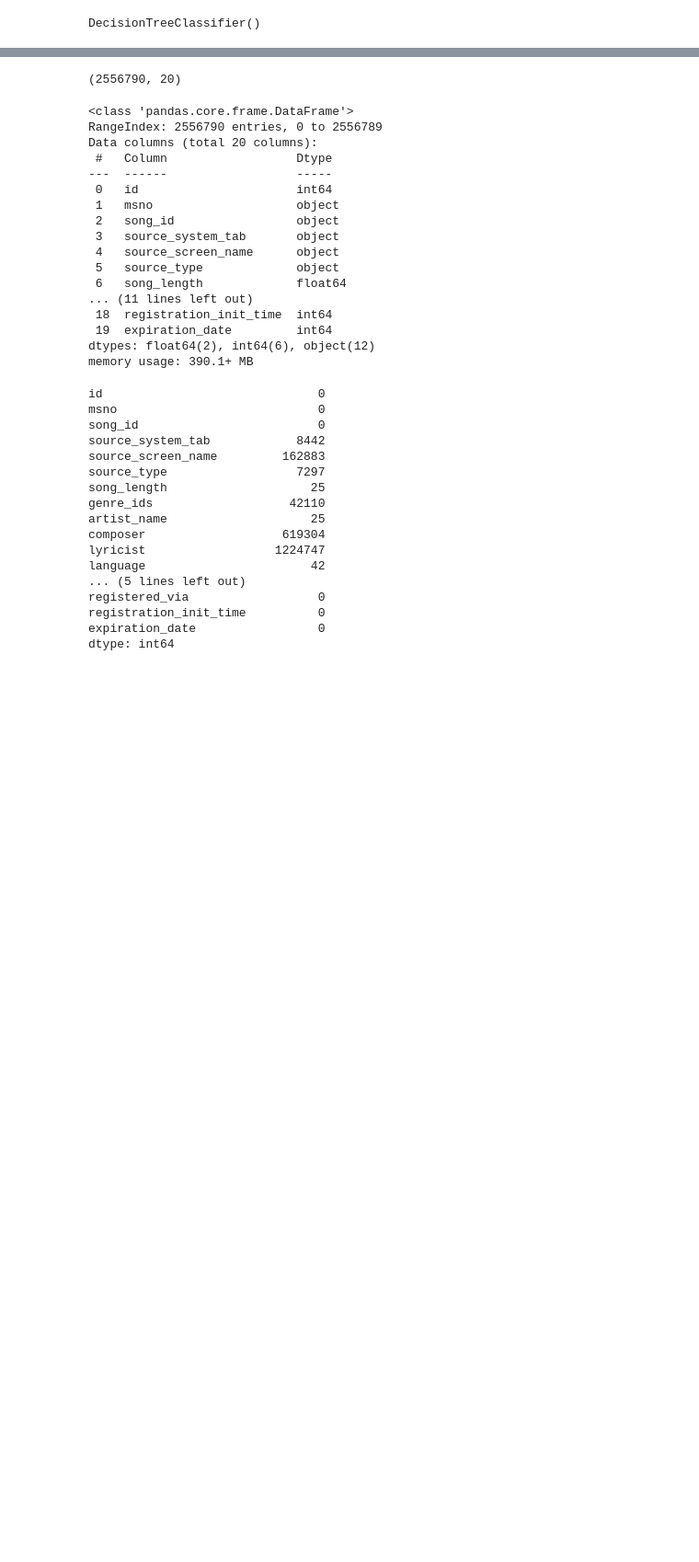
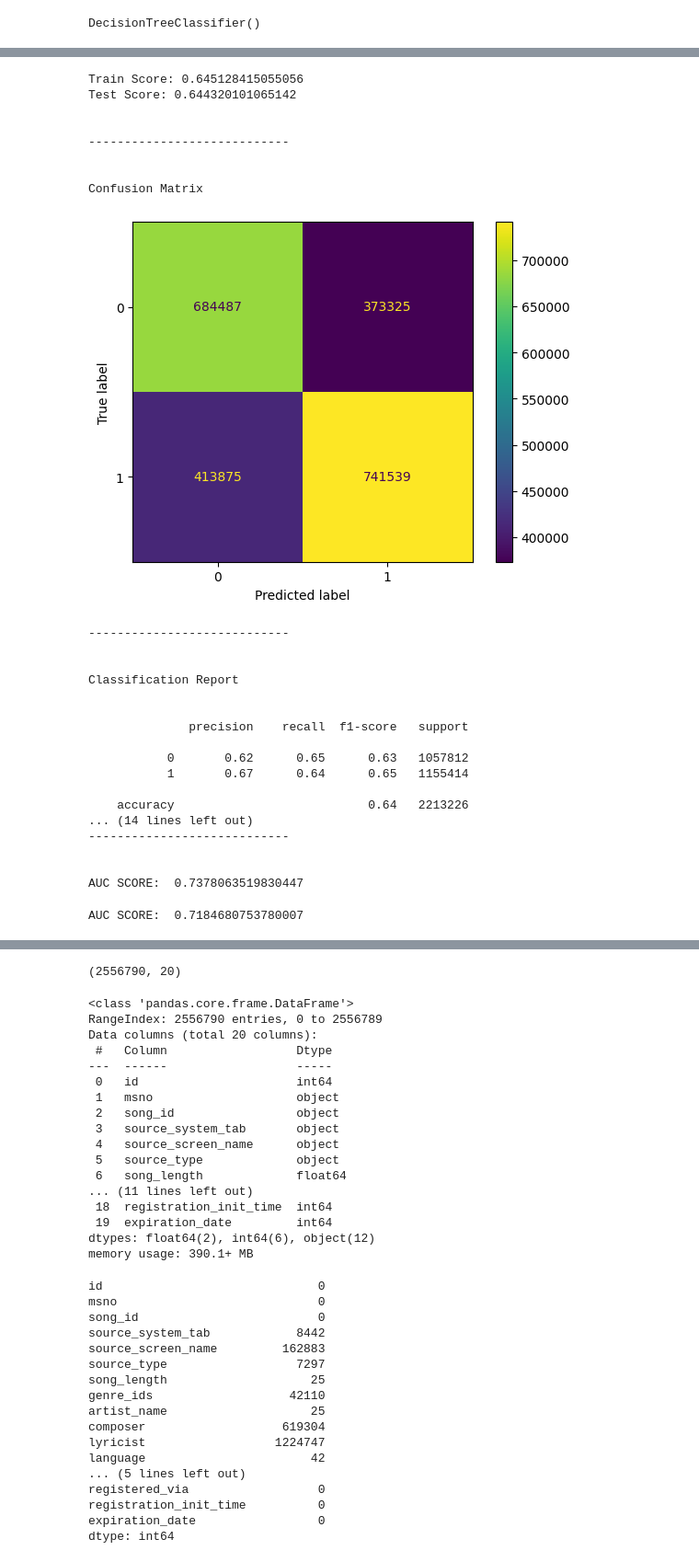
Before and after one commit to GrishkaYesenin/WSDM---KKBox-s-Music-Recommendation-Challenge, a Jupyter notebook: Music_Recommendation.ipynb, the cells around one changed output, grey strips where cells are left out. Shown: that part at 92% size. Drawn from its saved outputs; the diff is of its cells as text; code cells hidden in the pictures; blank space fills up the shorter version.

```diff
--- a/Music_Recommendation.ipynb
+++ b/Music_Recommendation.ipynb
@@ -327,6 +338,9 @@ train_X, test_X, train_y, test_y = train_test_split(X_scaled, y, test_size=0.3)
 # %% [markdown]
 ### Model building
 # %%
+from sklearn.metrics import precision_recall_curve
+from sklearn.metrics import auc
+
 def ML(model):
     print('Train Score: {}'.format(model.score(train_X, train_y)))
     print('Test Score: {}'.format(model.score(test_X, test_y)))
@@ -359,19 +373,21 @@ def ML(model):
     global accuracy
     print('\n')
     accuracy = round((accuracy_score(test_y,pred_y)),4)
-    print("Test Accuracy of {}  : {}".format(model, accuracy*100))
+    print("Test Accuracy of {}  : {}".format(model, accuracy))
     print('\n')
     print('----------------------------')
     print('\n')
 
+    # ROC curve and Area-Under-Curve (AUC)
+    prec, rec, _ = precision_recall_curve(test_y, pred_y, pos_label=1)
+    print('AUC SCORE: ', auc(rec, prec))
+
     #Cross Validation Score
-    print('Cross Validation Score')
-    global Cross_val
-    print('\n')
-    Cross_val = round((cross_val_score(model, test_X,test_y, cv=5).mean()),4)
-    print("Cross-Validation Accuracy Scores: ",Cross_val*100)
-
-    return accuracy, Cross_val
+    # print('Cross Validation Score')
+    # global Cross_val
+    # print('\n')
+    # Cross_val = round((cross_val_score(model, test_X,test_y, cv=5).mean()),4)
+    # print("Cross-Validation Accuracy Scores: ",Cross_val*100)
 # %% [markdown]
 ### Model 1 : Logistic Regresssion
 # %%
@@ -453,0 +468,14 @@ Cross-Validation Accuracy Scores:  61.27
+# %%
+from sklearn.ensemble import HistGradientBoostingClassifier
+from sklearn.metrics import precision_recall_curve
+from sklearn.metrics import auc
+from sklearn.model_selection import train_test_split
+
+
+clf1 = HistGradientBoostingClassifier()
+clf1.fit(train_X, train_y)
+
+preds = clf1.predict(test_X)
+prec, rec, _ = precision_recall_curve(test_y, preds, pos_label=1)
+
+print('AUC SCORE: ', auc(rec, prec))
@@ -453,0 +504,43 @@ Cross-Validation Accuracy Scores:  61.27
+# %%
+ML(clf1)
+# %% [output]
+Train Score: 0.645128415055056
+Test Score: 0.644320101065142
+
+
+----------------------------
+
+
+Confusion Matrix
+[figure, added]
+----------------------------
+
+
+Classification Report
+
+
+              precision    recall  f1-score   support
+
+           0       0.62      0.65      0.63   1057812
+           1       0.67      0.64      0.65   1155414
+
+    accuracy                           0.64   2213226
+... (14 lines left out)
+----------------------------
+
+
+AUC SCORE:  0.7378063519830447
+# %%
+from sklearn.ensemble import GradientBoostingClassifier
+clf2 = GradientBoostingClassifier(n_estimators=100, #try 300
+								learning_rate=0.05,
+								random_state=100,
+								max_features=5 )
+clf2.fit(train_X, train_y)
+
+preds = clf2.predict(test_X)
+prec, rec, _ = precision_recall_curve(test_y, preds, pos_label=1)
+
+print('AUC SCORE: ', auc(rec, prec))
+# %% [output]
+AUC SCORE:  0.7184680753780007
```
Also changed, not shown: parts of 28 cells of this notebook.
